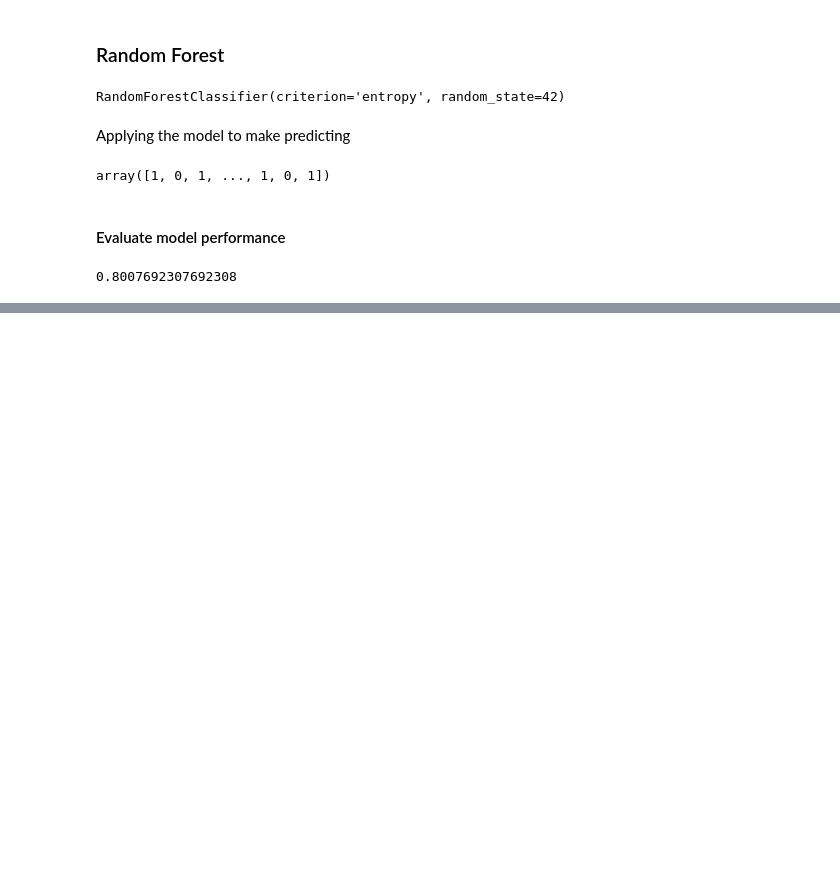
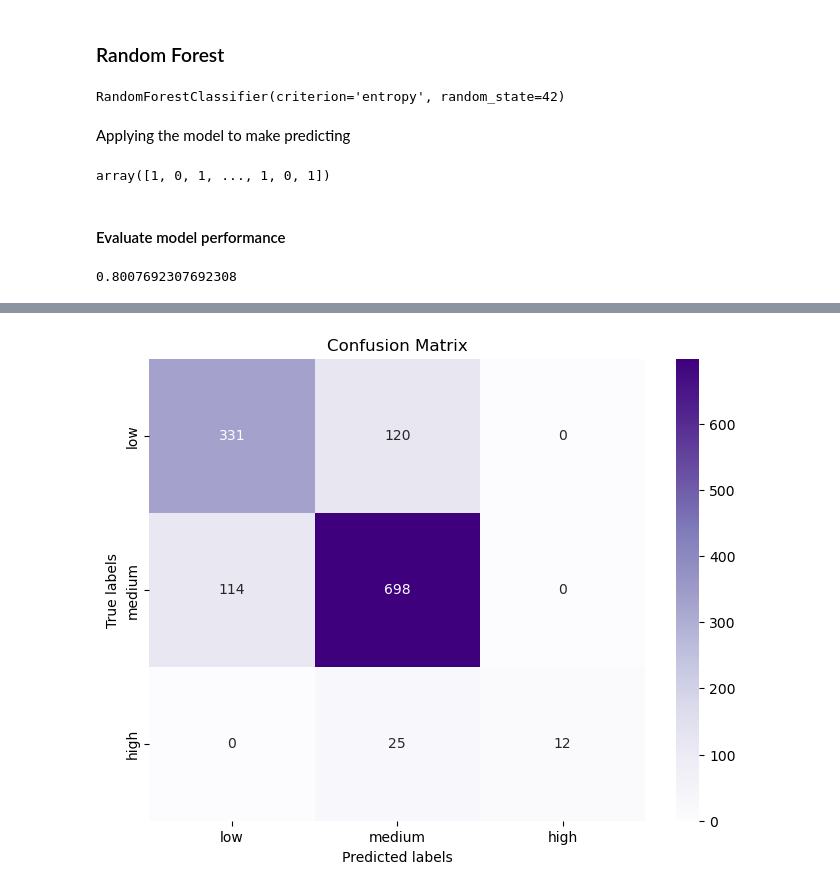
Before and after one commit to Godwin-Oti/Wine-Quality-Machine-Learning, a Jupyter notebook: ML.Winery.ipynb, the cells around one changed output, grey strips where cells are left out. Saved outputs shown, nothing was run; the diff lists cells and outputs as text; code cells hidden in the pictures; blank space fills up the shorter version.

```diff
--- a/ML.Winery.ipynb
+++ b/ML.Winery.ipynb
@@ -992,3 +992,20 @@ acc= accuracy_score(y_test, y_test_predtt)
 print(acc)
 # %% [output]
 0.8007692307692308
+# %%
+from sklearn.metrics import classification_report,accuracy_score, confusion_matrix
+
+
+from sklearn.metrics import classification_report,accuracy_score, confusion_matrix
+
+# Assuming you have true labels and predicted labels
+#true_labels = [...]  # List or array of true labels
+#predicted_labels = [...]  # List or array of predicted labels
+
+# Compute confusion matrix
+conf_matrix = confusion_matrix(y_test, y_test_predtt)
+classf_repo=classification_report(y_test,y_test_predtt)
+print("classification_report")
+print(classf_repo)
+print("Confusion Matrix:")
+print(conf_matrix)
@@ -994,0 +1028,11 @@ print(acc)
+# %%
+class_names=["low","medium","high"]
+# Plot heatmap
+plt.figure(figsize=(8, 6))
+sns.heatmap(conf_matrix, annot=True, cmap='Purples', fmt='g', xticklabels=class_names, yticklabels=class_names)
+plt.xlabel('Predicted labels')
+plt.ylabel('True labels')
+plt.title('Confusion Matrix')
+plt.show()
+# %% [output]
+[figure, added]
```
Also changed, not shown: parts of 1 cell of this notebook, 2 other files.
